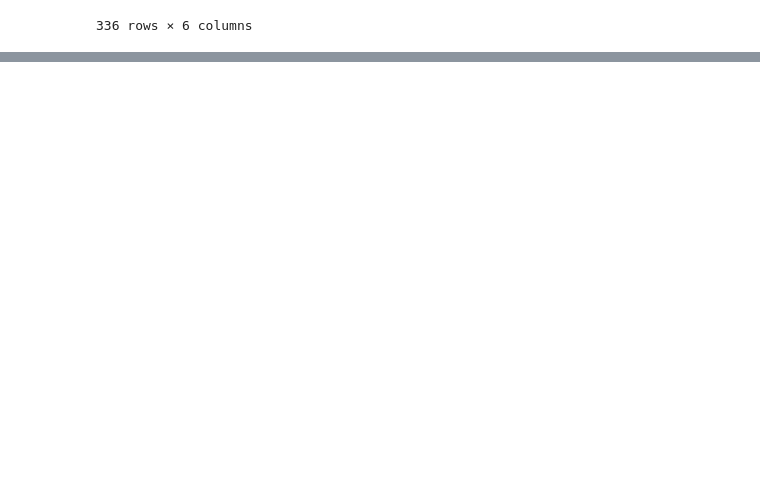
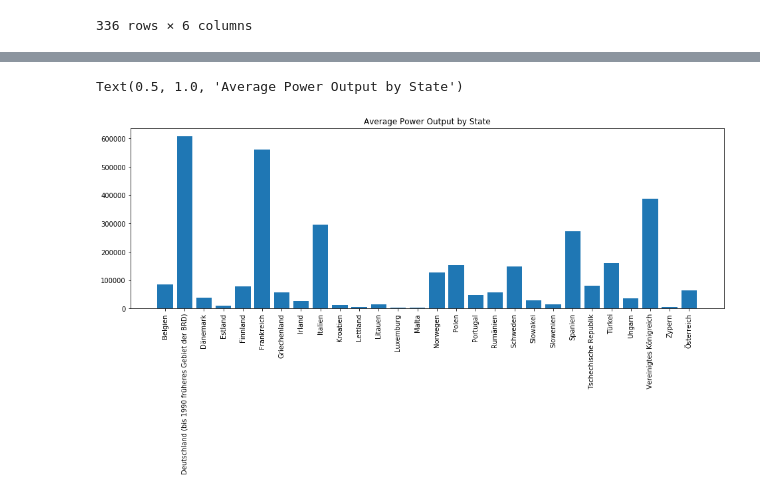
Before and after one commit to darkD3mon/climate-change-htw-2019, a Jupyter notebook: R_Tasks.ipynb, the cells around one changed output, grey strips where cells are left out. Drawn from its saved outputs; the diff is of its cells as text; code cells hidden in the pictures; blank space fills up the shorter version.

```diff
--- a/R_Tasks.ipynb
+++ b/R_Tasks.ipynb
@@ -123,0 +170,11 @@ Ttest_indResult(statistic=-0.38960366104053373, pvalue=0.6983620105843156)
+# %%
+market_size_mean_geo = market_size.groupby(['GEO']).mean()
+market_size_mean_geo.reset_index(level=0, inplace = True)
+
+fig, ax = plt.subplots(figsize = (16, 5))
+plt.bar(market_size_mean_geo['GEO'], market_size_mean_geo['Value'])
+plt.xticks(rotation='vertical')
+plt.title('Average Power Output by State')
+# %% [output]
+Text(0.5, 1.0, 'Average Power Output by State')
+[figure, added]
```
Also changed, not shown: parts of 11 cells of this notebook, 2 other files.
